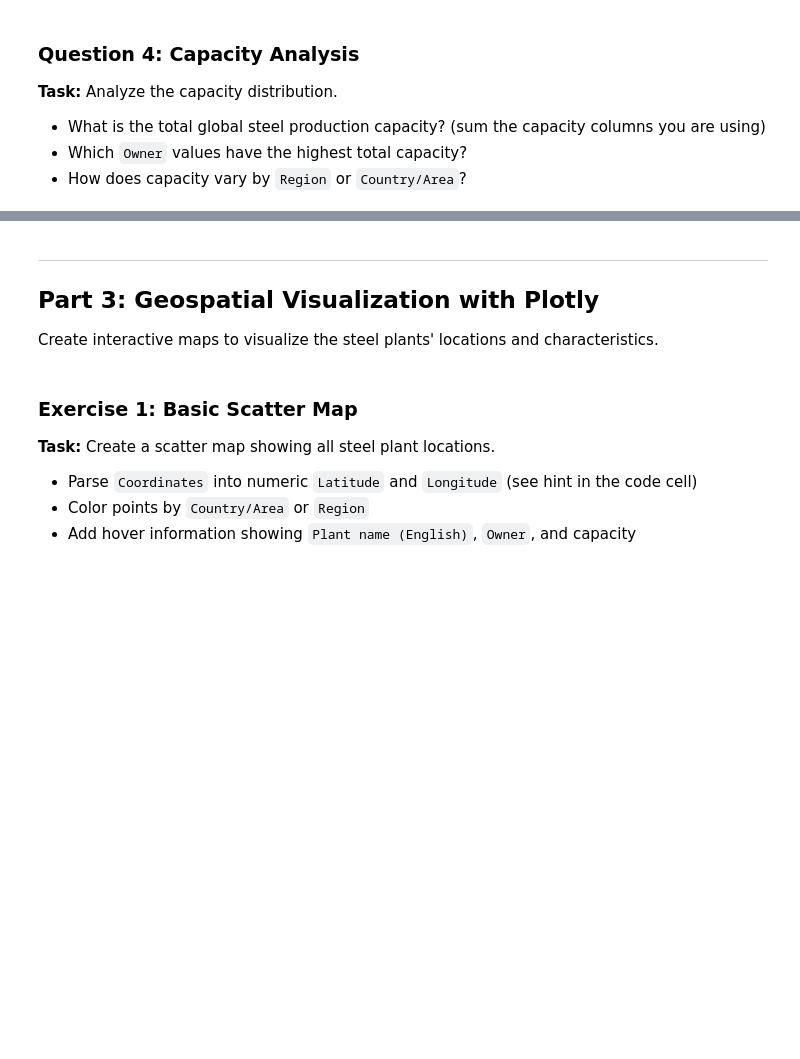
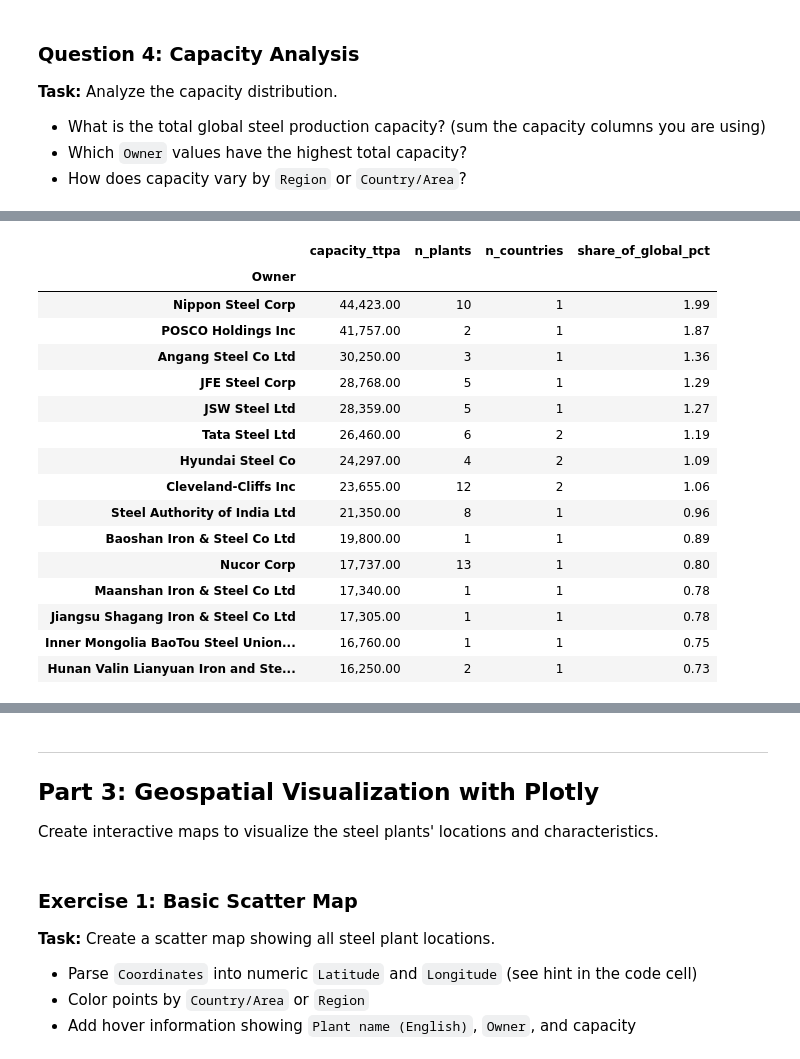
Before and after one commit to Jawadmallat/aidams-lab1-bennjima-gueddas-mallat-sanver-tanaci, a Jupyter notebook: lab_1.ipynb, the cells around one changed output, grey strips where cells are left out. Saved outputs shown, nothing was run; the diff lists cells and outputs as text; code cells hidden in the pictures; blank space fills up the shorter version.

```diff
--- a/lab_1.ipynb
+++ b/lab_1.ipynb
@@ -131,0 +664,64 @@ Answer the following questions through your analysis:
+# %%
+# Group by Owner and sum capacity
+by_owner_capacity = (
+    plants.groupby("Owner")
+    .agg(capacity_ttpa=("capacity_ttpa", "sum"),
+         n_plants=("GEM plant ID", "size"),
+         n_countries=("Country/area", "nunique"))
+    .sort_values("capacity_ttpa", ascending=False)
+)
+by_owner_capacity["share_of_global_pct"] = (
+    by_owner_capacity["capacity_ttpa"] / total_capacity_ttpa * 100
+)
+
+print("Top 15 owners by total operating capacity:")
+display(by_owner_capacity.head(15))
+
+top10_share = by_owner_capacity.head(10)["share_of_global_pct"].sum()
+print(f"The 10 largest owners hold {top10_share:.1f}% of global operating capacity.")
+
+_top_owner_cap = by_owner_capacity.iloc[0]
+display(Markdown(f"""
+> ### 🏆 Capacity concentration by owner
+> - Largest owner by capacity: **{by_owner_capacity.index[0]}** with
+>   **{_top_owner_cap['capacity_ttpa']:,.0f} ttpa** ({_top_owner_cap['share_of_global_pct']:.1f}% of global capacity).
+> - The **top 10 owners** together hold **{top10_share:.1f}%** of global operating capacity.
+""".strip()))
+
+fig = px.bar(
+    by_owner_capacity.head(15).reset_index(),
+    x="capacity_ttpa", y="Owner", orientation="h",
+    color="capacity_ttpa", color_continuous_scale="Oranges",
+    labels={"capacity_ttpa": "Operating capacity (ttpa)", "Owner": ""},
+    title="Top 15 owners by operating crude steel capacity",
+)
+fig.update_layout(yaxis={"categoryorder": "total ascending"},
+                  coloraxis_showscale=False, height=520)
+fig.show()
+
+# Capacity distribution across plants (log scale: the distribution is heavily skewed).
+#
+# NOTE: px.histogram bins nbins=60 LINEARLY over [min, max] before an axis is
+# ever drawn. update_xaxes(type="log") only changes how that linear grid is
+# rendered, not how it is computed -- with data spanning 35 to 22,999 ttpa,
+# ~44% of plants fall into the first 3 (of 60) linear bins, and once those get
+# squashed to the left edge of a log axis the chart reads as empty. Binning
+# log10(capacity_ttpa) directly fixes this: bins are then evenly spaced in
+# log space, matching what the log axis actually displays.
+cap_pos = plants.loc[plants["capacity_ttpa"] > 0, "capacity_ttpa"]
+log_cap = np.log10(cap_pos)
+
+fig = px.histogram(
+    x=log_cap, nbins=40,
+    labels={"x": "Operating capacity (ttpa)"},
+    title="Distribution of plant-level operating capacity",
+)
+tick_vals = np.arange(np.floor(log_cap.min()), np.ceil(log_cap.max()) + 1)
+fig.update_xaxes(
+    tickmode="array", tickvals=tick_vals,
+    ticktext=[f"{10**v:,.0f}" for v in tick_vals],
+    title="Operating capacity (ttpa, log scale)",
+)
+fig.update_layout(height=420, bargap=0.05, yaxis_title="Number of plants")
+fig.show()
+# %% [output]
@@ -131,0 +729,17 @@ Answer the following questions through your analysis:
+|  | capacity_ttpa | n_plants | n_countries | share_of_global_pct |
+| Owner |  |  |  |  |
+| Nippon Steel Corp | 44,423.00 | 10 | 1 | 1.99 |
+| POSCO Holdings Inc | 41,757.00 | 2 | 1 | 1.87 |
+| Angang Steel Co Ltd | 30,250.00 | 3 | 1 | 1.36 |
+| JFE Steel Corp | 28,768.00 | 5 | 1 | 1.29 |
+| JSW Steel Ltd | 28,359.00 | 5 | 1 | 1.27 |
+| Tata Steel Ltd | 26,460.00 | 6 | 2 | 1.19 |
+| Hyundai Steel Co | 24,297.00 | 4 | 2 | 1.09 |
+| Cleveland-Cliffs Inc | 23,655.00 | 12 | 2 | 1.06 |
+| Steel Authority of India Ltd | 21,350.00 | 8 | 1 | 0.96 |
+| Baoshan Iron & Steel Co Ltd | 19,800.00 | 1 | 1 | 0.89 |
+| Nucor Corp | 17,737.00 | 13 | 1 | 0.80 |
+| Maanshan Iron & Steel Co Ltd | 17,340.00 | 1 | 1 | 0.78 |
+| Jiangsu Shagang Iron & Steel Co Ltd | 17,305.00 | 1 | 1 | 0.78 |
+| Inner Mongolia BaoTou Steel Union... | 16,760.00 | 1 | 1 | 0.75 |
+| Hunan Valin Lianyuan Iron and Ste... | 16,250.00 | 2 | 1 | 0.73 |
```
Also changed, not shown: parts of 47 cells of this notebook, 14 other files.
